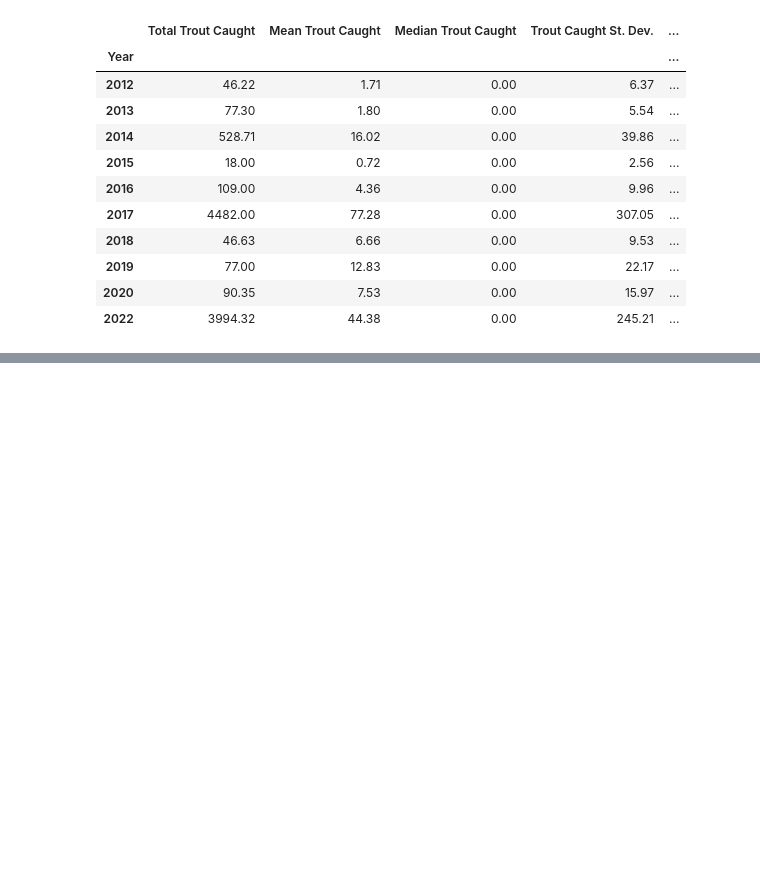
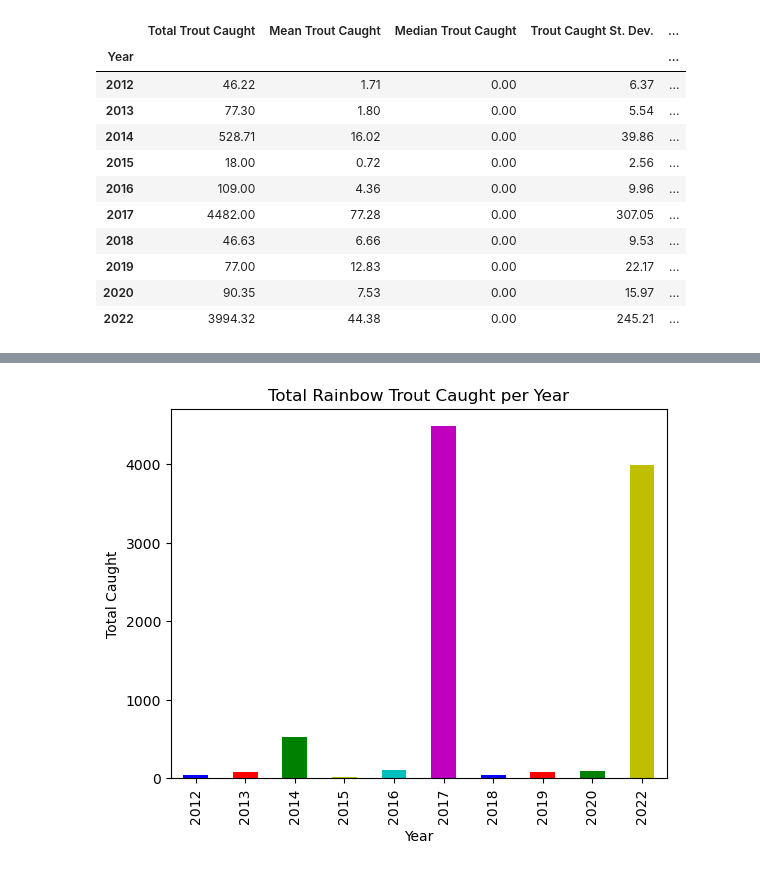
Before and after one commit to jules-krohn/Project1_Group7, a Jupyter notebook: FishingDataCode 1.ipynb, the cells around one changed output, grey strips where cells are left out. Cells and saved outputs as stored; diff of their text form; code cells hidden in the pictures; blank space fills up the shorter version.

```diff
--- a/FishingDataCode 1.ipynb
+++ b/FishingDataCode 1.ipynb
@@ -144,0 +157,12 @@ rain_chip_df
+# %%
+rainchiptot.plot.bar()
+plt.xlabel('Year')
+plt.ylabel('Total Caught')
+plt.title('Total Rainbow Trout Caught per Year')
+plt.xticks(rotation=45)
+my_colors = list(islice(cycle(['b', 'r', 'g', 'y', 'c', 'm']), None, len(rainchipm)))
+rainchiptot.plot.bar(color = my_colors)
+
+plt.show()
+# %% [output]
+[figure, added]
```
Also changed, not shown: parts of 4 cells of this notebook.
